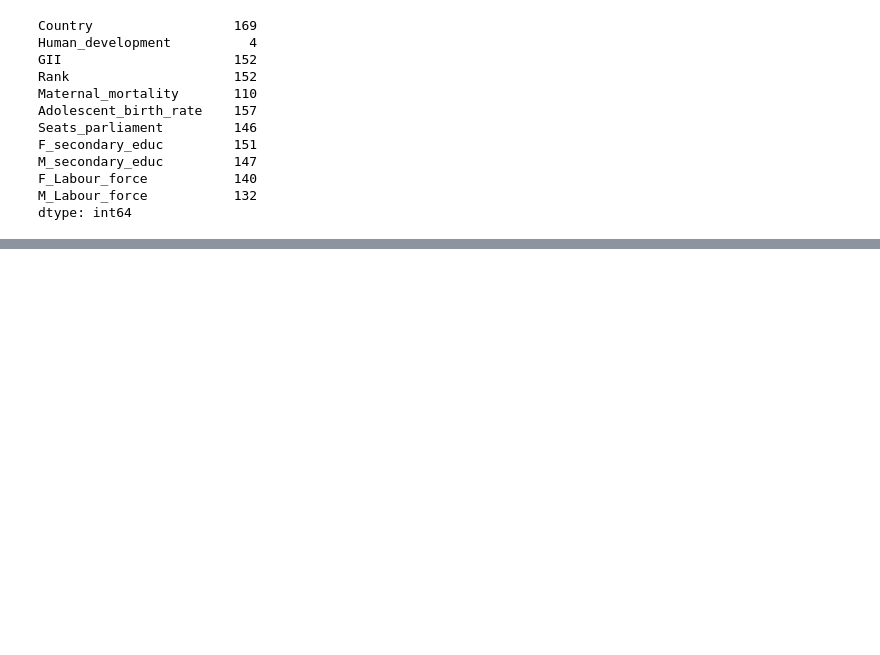
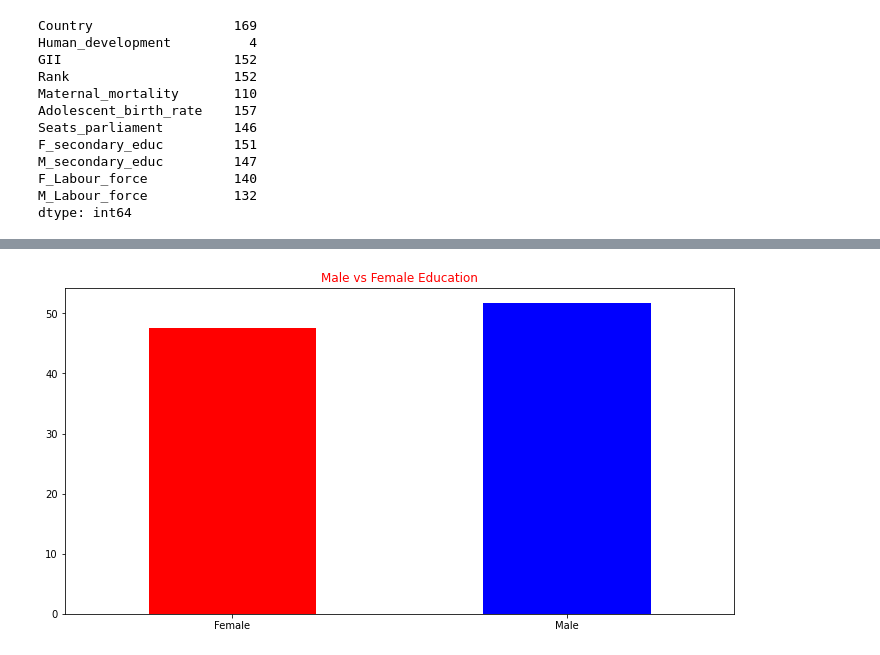
Before and after one commit to LPGcodes/My-First-Repo, a Jupyter notebook: gender.ipynb, the cells around one changed output, grey strips where cells are left out. Cells and saved outputs as stored; diff of their text form; code cells hidden in the pictures; blank space fills up the shorter version.

```diff
--- a/gender.ipynb
+++ b/gender.ipynb
@@ -93,0 +130,10 @@ Text(0.5, 1.0, 'Male vs Female Education')
+# %%
+def country_name(country):
+    df_con=df.loc[df['Country']==country]
+    df_con[['F_secondary_educ','M_secondary_educ']].mean().plot(kind='bar',figsize=(12,6),color=['red','blue'])
+    plt.title('Male vs Female Education',color='red')
+    plt.xticks(np.arange(2), ['Female', 'Male'],rotation=False)
+# %%
+country_name('Thailand')
+# %% [output]
+[figure, added]
```
Also changed, not shown: parts of 16 cells of this notebook.
